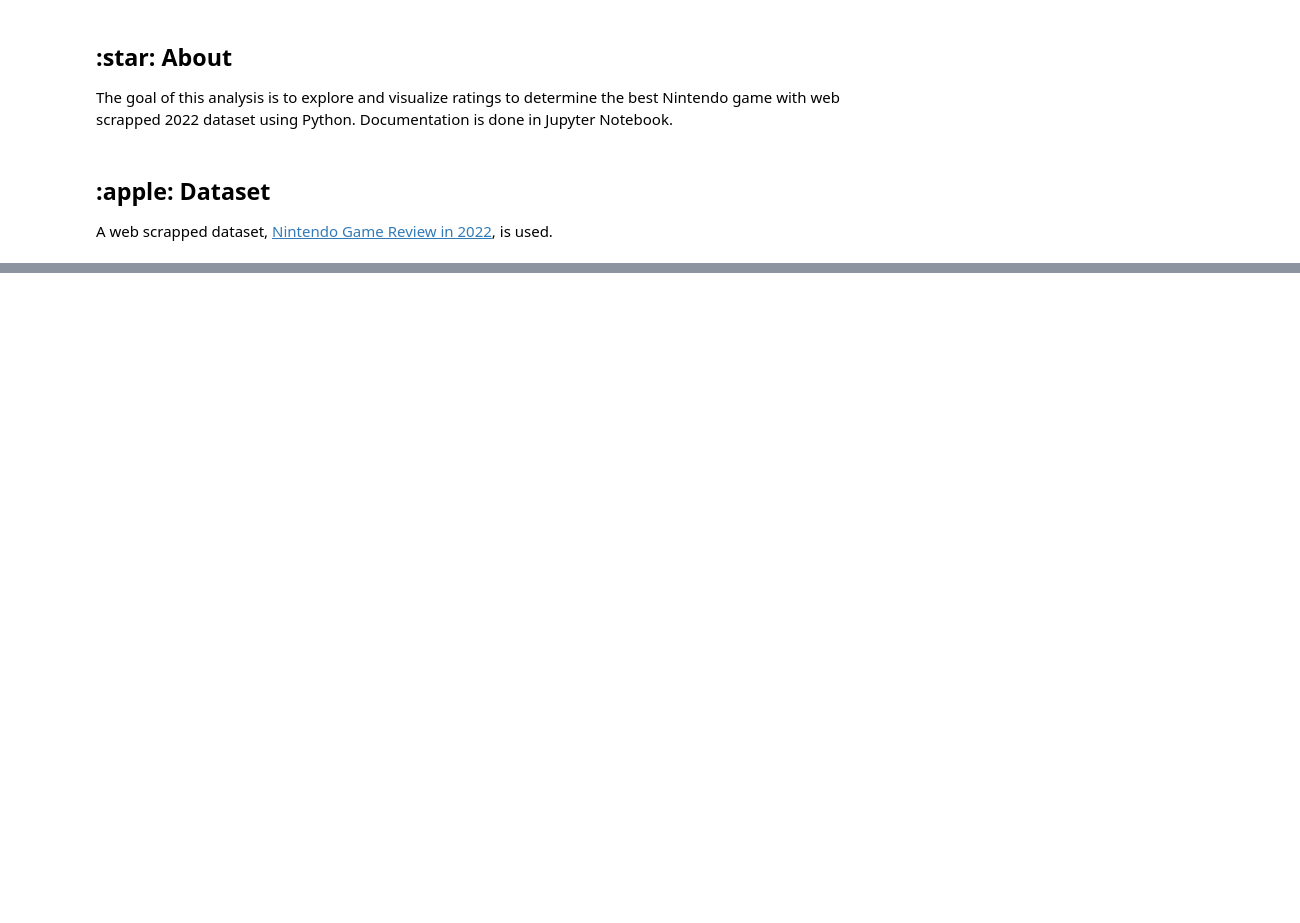
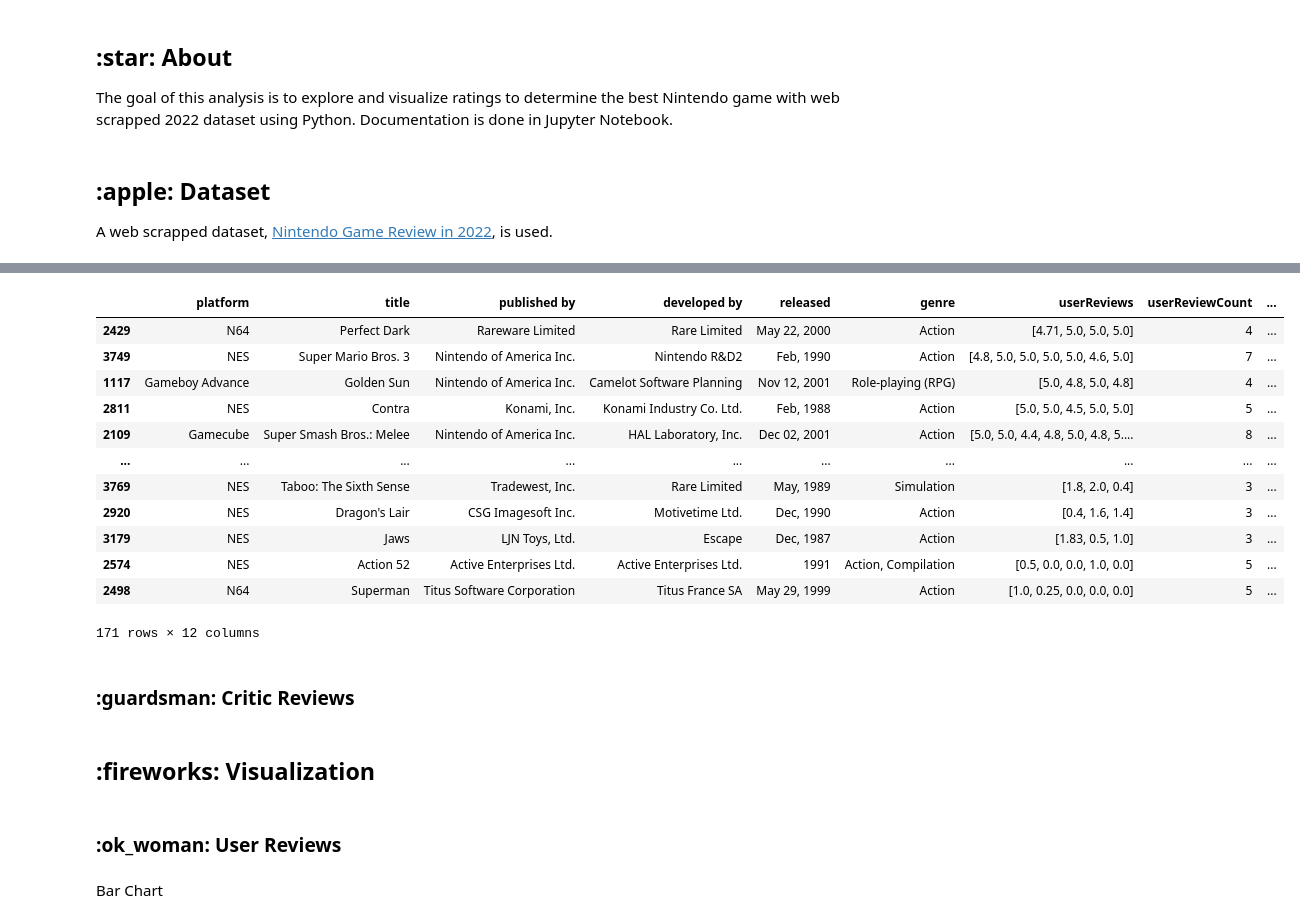
Before and after one commit to KnowPlay/dat-camp, a Jupyter notebook: Nintendo-Game-Reviews/nintgamerevs.ipynb, the cells around one changed output, grey strips where cells are left out. Drawn from its saved outputs; the diff is of its cells as text; code cells hidden in the pictures; blank space fills up the shorter version.

Commit message:
add user review analysis and visualization

```diff
--- a/Nintendo-Game-Reviews/nintgamerevs.ipynb
+++ b/Nintendo-Game-Reviews/nintgamerevs.ipynb
@@ -53,0 +84,9 @@ ModuleNotFoundError: No module named 'pandas'
+# %%
+# drop 0s
+df = df.drop(df[(df.userReviewCount == 0) & (df.criticReviewCount  == 0)].index)
+
+# select relevant cols
+df = df.drop(columns=['perspective', 'visual', 'art', 'interface', 'gameplay'])
+
+# check result
+df.shape
@@ -53,0 +107,49 @@ ModuleNotFoundError: No module named 'pandas'
+# %%
+# sort
+df = df.sort_values('averageUserReview', ascending=False)
+
+# games and their corresponding user reviews
+df['userReviewCount'].value_counts()
+
+# select only games with at least of three user reviews
+df = df.drop(df[(df.userReviewCount == 0) | (df.userReviewCount  == 1) | (df.userReviewCount  == 2)].index)
+df['userReviewCount'].value_counts()
+
+# sort
+df = df.sort_values('averageUserReview', ascending=False)
+df
+
+# games and their corresponding user reviews
+df['userReviewCount'].value_counts()
+
+# select only games with at least of three user reviews
+df = df.drop(df[(df.userReviewCount == 0) | (df.userReviewCount  == 1) | (df.userReviewCount  == 2)].index)
+df['userReviewCount'].value_counts()
+
+# sort
+df = df.sort_values('averageUserReview', ascending=False)
+df
+# %% [output]
+|  | platform | title | published by | developed by | released | genre | userReviews | userReviewCount | ... |
+| 2429 | N64 | Perfect Dark | Rareware Limited | Rare Limited | May 22, 2000 | Action | [4.71, 5.0, 5.0, 5.0] | 4 | ... |
+| 3749 | NES | Super Mario Bros. 3 | Nintendo of America Inc. | Nintendo R&D2 | Feb, 1990 | Action | [4.8, 5.0, 5.0, 5.0, 5.0, 4.6, 5.0] | 7 | ... |
+| 1117 | Gameboy Advance | Golden Sun | Nintendo of America Inc. | Camelot Software Planning | Nov 12, 2001 | Role-playing (RPG) | [5.0, 4.8, 5.0, 4.8] | 4 | ... |
+| 2811 | NES | Contra | Konami, Inc. | Konami Industry Co. Ltd. | Feb, 1988 | Action | [5.0, 5.0, 4.5, 5.0, 5.0] | 5 | ... |
+| 2109 | Gamecube | Super Smash Bros.: Melee | Nintendo of America Inc. | HAL Laboratory, Inc. | Dec 02, 2001 | Action | [5.0, 5.0, 4.4, 4.8, 5.0, 4.8, 5.... | 8 | ... |
+| ... | ... | ... | ... | ... | ... | ... | ... | ... | ... |
+| 3769 | NES | Taboo: The Sixth Sense | Tradewest, Inc. | Rare Limited | May, 1989 | Simulation | [1.8, 2.0, 0.4] | 3 | ... |
+| 2920 | NES | Dragon's Lair | CSG Imagesoft Inc. | Motivetime Ltd. | Dec, 1990 | Action | [0.4, 1.6, 1.4] | 3 | ... |
+| 3179 | NES | Jaws | LJN Toys, Ltd. | Escape | Dec, 1987 | Action | [1.83, 0.5, 1.0] | 3 | ... |
+| 2574 | NES | Action 52 | Active Enterprises Ltd. | Active Enterprises Ltd. | 1991 | Action, Compilation | [0.5, 0.0, 0.0, 1.0, 0.0] | 5 | ... |
+| 2498 | N64 | Superman | Titus Software Corporation | Titus France SA | May 29, 1999 | Action | [1.0, 0.25, 0.0, 0.0, 0.0] | 5 | ... |
+171 rows × 12 columns
+# %% [markdown]
+### :guardsman: Critic Reviews
+# %% [markdown]
+<!-- VISUALIZATION -->
+
+## :fireworks: Visualization
+# %% [markdown]
+### :ok_woman: User Reviews
+# %% [markdown]
+Bar Chart
```
Also changed, not shown: parts of 13 cells of this notebook.
